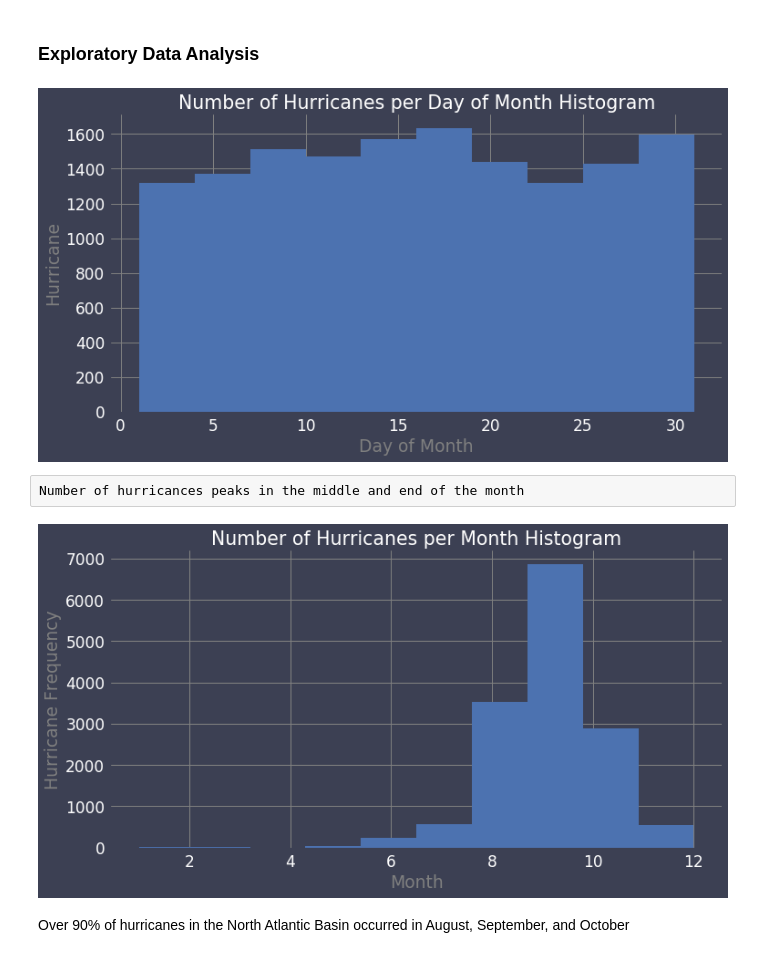
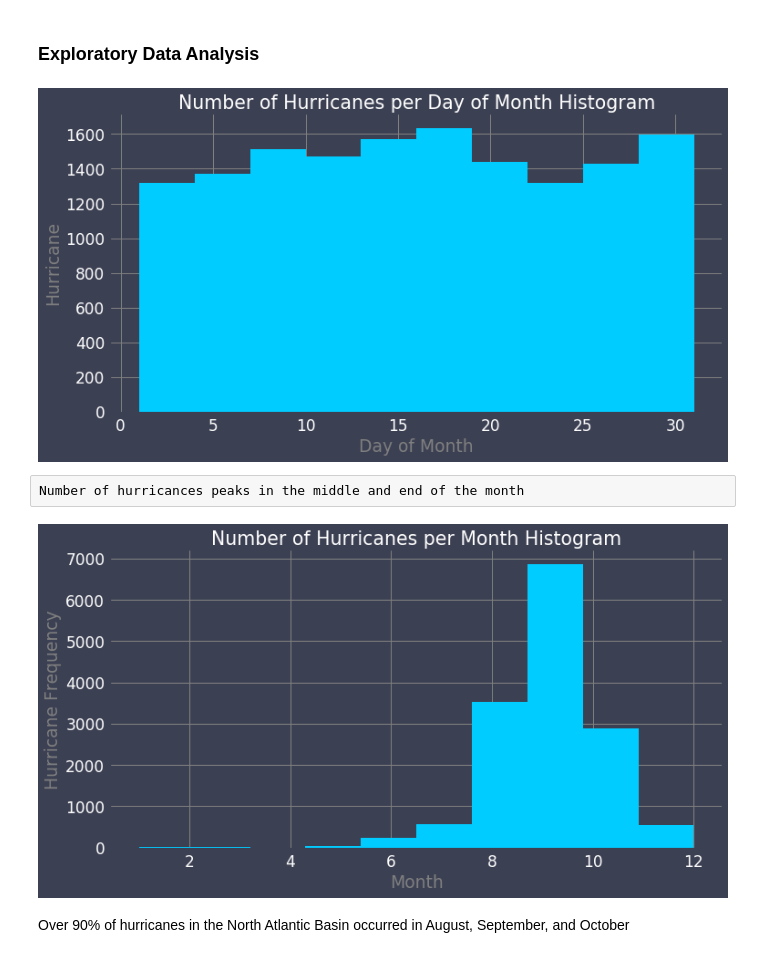
Before and after one commit to blane07/altantic-hurricane-paths, a Jupyter notebook: hurricane-path-predictor.ipynb, the cells around one changed output. Cells and saved outputs as stored; diff of their text form; code cells hidden in the pictures.

```diff
--- a/hurricane-path-predictor.ipynb
+++ b/hurricane-path-predictor.ipynb
@@ -163,24 +163,24 @@ statuses = set(data.status)
 ### Exploratory Data Analysis
 # %%
 plt.figure(figsize=(12, 6))
-data[(data.day != 99) & (data.status == 'HU')].day.plot(kind='hist')
+data[(data.day != 99) & (data.status == 'HU')].day.plot(kind='hist', color='#00CCFF')
 plt.title("Number of Hurricanes per Day of Month Histogram")
 plt.xlabel("Day of Month")
 plt.ylabel("Hurricane")
 plt.show()
 # %% [output]
-[figure, old version]
+[figure, new version]
 # %% [raw]
 Number of hurricances peaks in the middle and end of the month
 # %%
 plt.figure(figsize=(12, 6))
-data[(data.day != 99) & (data.status == 'HU')].month.plot(kind='hist')
+data[(data.day != 99) & (data.status == 'HU')].month.plot(kind='hist', color='#00CCFF')
 plt.title("Number of Hurricanes per Month Histogram")
 plt.xlabel("Month")
 plt.ylabel("Hurricane Frequency")
 plt.show()
 # %% [output]
-[figure, old version]
+[figure, new version]
 # %% [markdown]
 Over 90% of hurricanes in the North Atlantic Basin occurred in August, September, and October
 # %%
```
Also changed, not shown: parts of 40 cells of this notebook.
